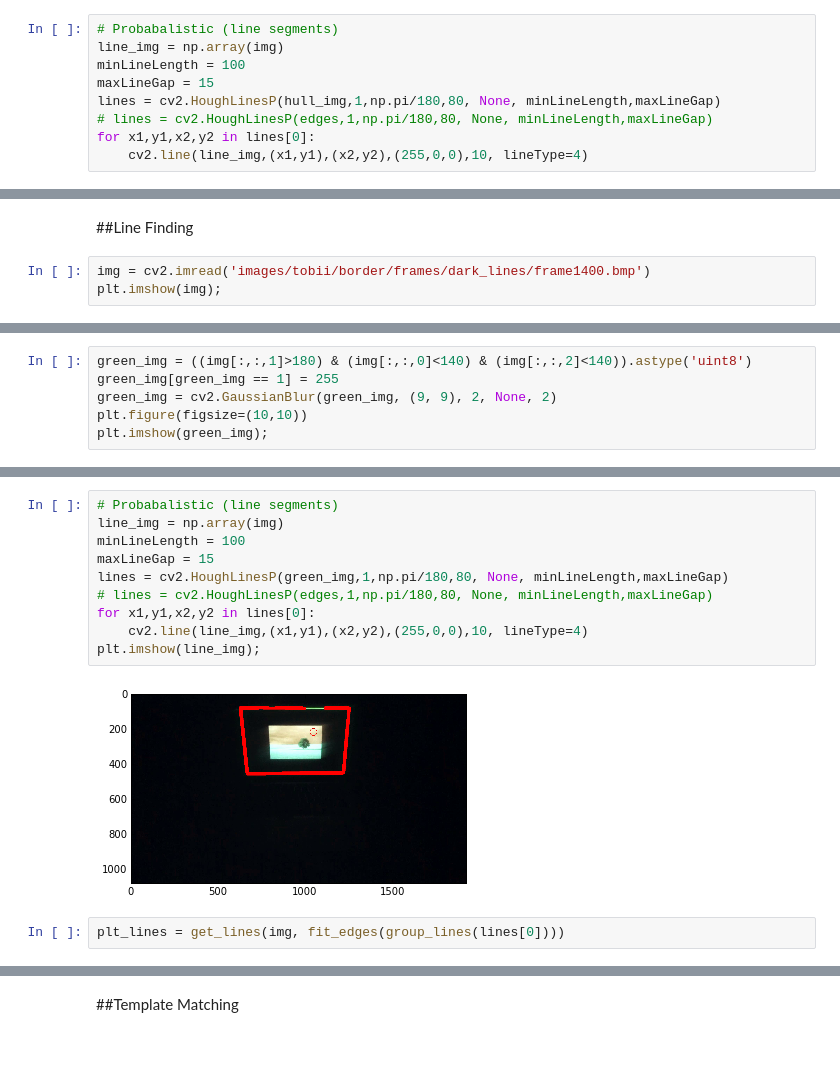
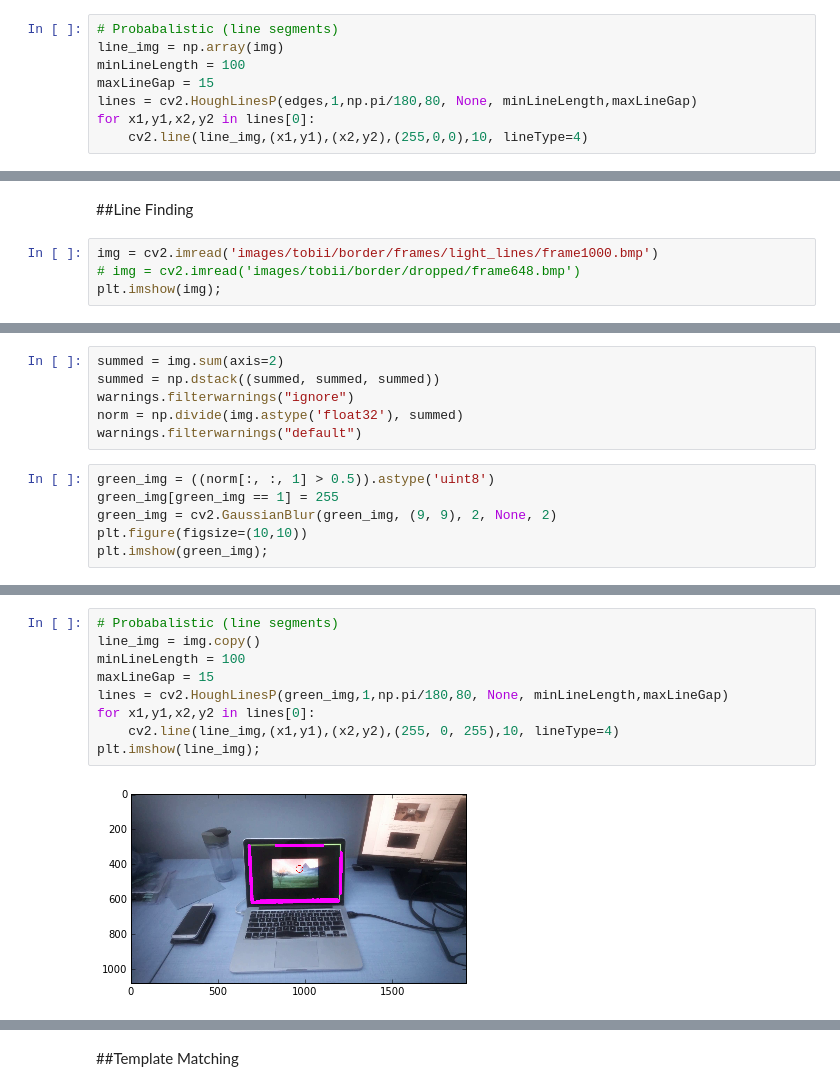
Before and after one commit to pearsonlab/cv-testing, a Jupyter notebook: find-screen.ipynb, the cells around one changed output, grey strips where cells are left out. Saved outputs shown, nothing was run; the diff lists cells and outputs as text; blank space fills up the shorter version.

Commit message:
Green line finding is now significantly more robust

```diff
--- a/find-screen.ipynb
+++ b/find-screen.ipynb
@@ -56,8 +57,7 @@ plt.imshow(edges, cmap='gray', clim=(0,255));
 line_img = np.array(img)
 minLineLength = 100
 maxLineGap = 15
-lines = cv2.HoughLinesP(hull_img,1,np.pi/180,80, None, minLineLength,maxLineGap)
-# lines = cv2.HoughLinesP(edges,1,np.pi/180,80, None, minLineLength,maxLineGap)
+lines = cv2.HoughLinesP(edges,1,np.pi/180,80, None, minLineLength,maxLineGap)
 for x1,y1,x2,y2 in lines[0]:
     cv2.line(line_img,(x1,y1),(x2,y2),(255,0,0),10, lineType=4)
 # %%
@@ -146,6 +137,7 @@ plt.imshow(trans_img);
 # %% [markdown]
 ##Line Finding
 # %%
-img = cv2.imread('images/tobii/border/frames/dark_lines/frame1400.bmp')
+img = cv2.imread('images/tobii/border/frames/light_lines/frame1000.bmp')
+# img = cv2.imread('images/tobii/border/dropped/frame648.bmp')
 plt.imshow(img);
 # %% [output]
@@ -153,5 +145,11 @@ plt.imshow(img);
+# %%
+summed = img.sum(axis=2)
+summed = np.dstack((summed, summed, summed))
+warnings.filterwarnings("ignore")
+norm = np.divide(img.astype('float32'), summed)
+warnings.filterwarnings("default")
 # %%
-green_img = ((img[:,:,1]>180) & (img[:,:,0]<140) & (img[:,:,2]<140)).astype('uint8')
+green_img = ((norm[:, :, 1] > 0.5)).astype('uint8')
 green_img[green_img == 1] = 255
 green_img = cv2.GaussianBlur(green_img, (9, 9), 2, None, 2)
 plt.figure(figsize=(10,10))
@@ -161,15 +159,12 @@ plt.imshow(green_img);
 # %%
 # Probabalistic (line segments)
-line_img = np.array(img)
+line_img = img.copy()
 minLineLength = 100
 maxLineGap = 15
 lines = cv2.HoughLinesP(green_img,1,np.pi/180,80, None, minLineLength,maxLineGap)
-# lines = cv2.HoughLinesP(edges,1,np.pi/180,80, None, minLineLength,maxLineGap)
 for x1,y1,x2,y2 in lines[0]:
-    cv2.line(line_img,(x1,y1),(x2,y2),(255,0,0),10, lineType=4)
+    cv2.line(line_img,(x1,y1),(x2,y2),(255, 0, 255),10, lineType=4)
 plt.imshow(line_img);
 # %% [output]
-[figure, old version]
+[figure, new version]
-# %%
-plt_lines = get_lines(img, fit_edges(group_lines(lines[0])))
 # %%
```
Also changed, not shown: parts of 21 cells of this notebook, 2 other files.
